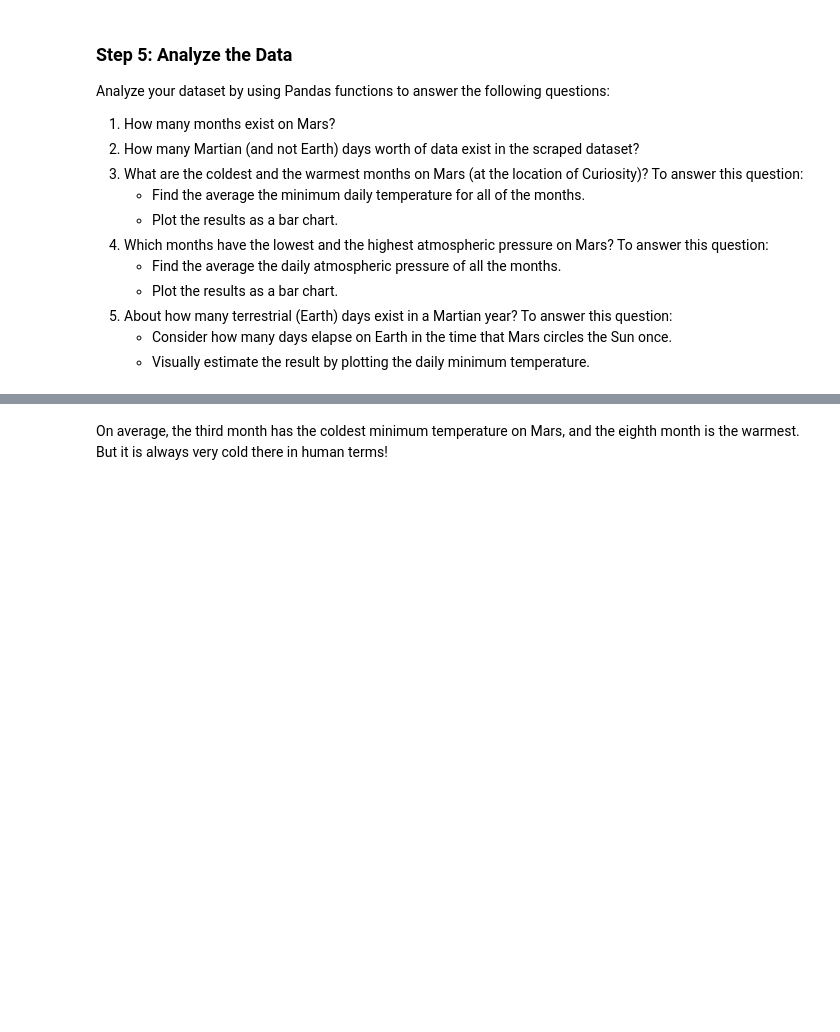
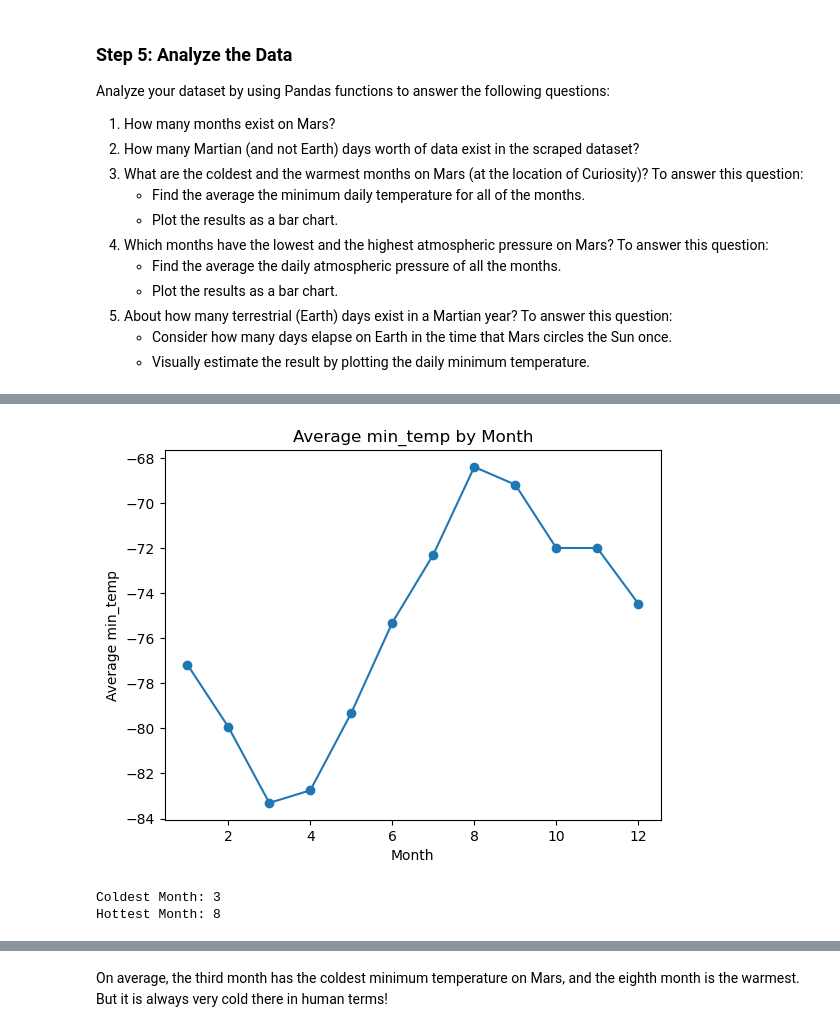
Before and after one commit to karenbm98/datacollection-challenge, a Jupyter notebook: part_2_mars_weather.ipynb, the cells around one changed output, grey strips where cells are left out. Saved outputs shown, nothing was run; the diff lists cells and outputs as text; code cells hidden in the pictures; blank space fills up the shorter version.

```diff
--- a/part_2_mars_weather.ipynb
+++ b/part_2_mars_weather.ipynb
@@ -148,2 +176,4 @@ Analyze your dataset by using Pandas functions to answer the following questions
 # %%
 # 3. What is the average low temperature by month?
+average_min_temp_by_month = data.groupby('month')['min_temp'].mean()
+average_min_temp_by_month
@@ -152,4 +195,21 @@ Analyze your dataset by using Pandas functions to answer the following questions
+# %%
+# Plot the average temperature by month
+plt.plot(average_min_temp_by_month, marker='o')
+plt.xlabel('Month')
+plt.ylabel('Average min_temp')
+plt.title('Average min_temp by Month')
+plt.show()
+# %% [output]
+[figure, added]
 # %%
 # Identify the coldest and hottest months in Curiosity's location
+coldest_month = average_min_temp_by_month.idxmin()
+hottest_month = average_min_temp_by_month.idxmax()
+
+print("Coldest Month:", coldest_month)
+print("Hottest Month:", hottest_month)
+# %% [output]
+Coldest Month: 3
+Hottest Month: 8
 # %%
 # 4. Average pressure by Martian month
```
Also changed, not shown: parts of 11 cells of this notebook, 1 other file.
